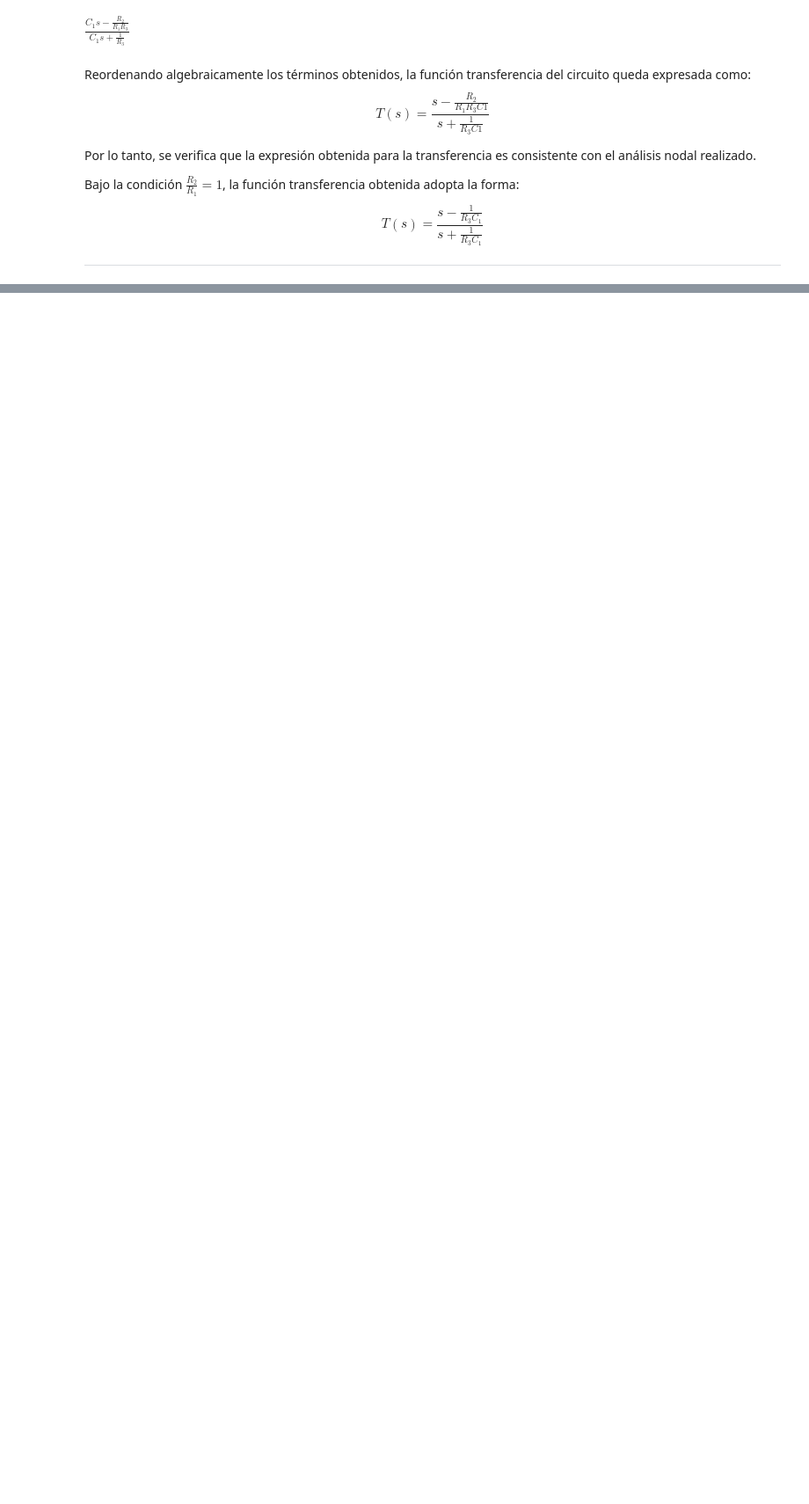
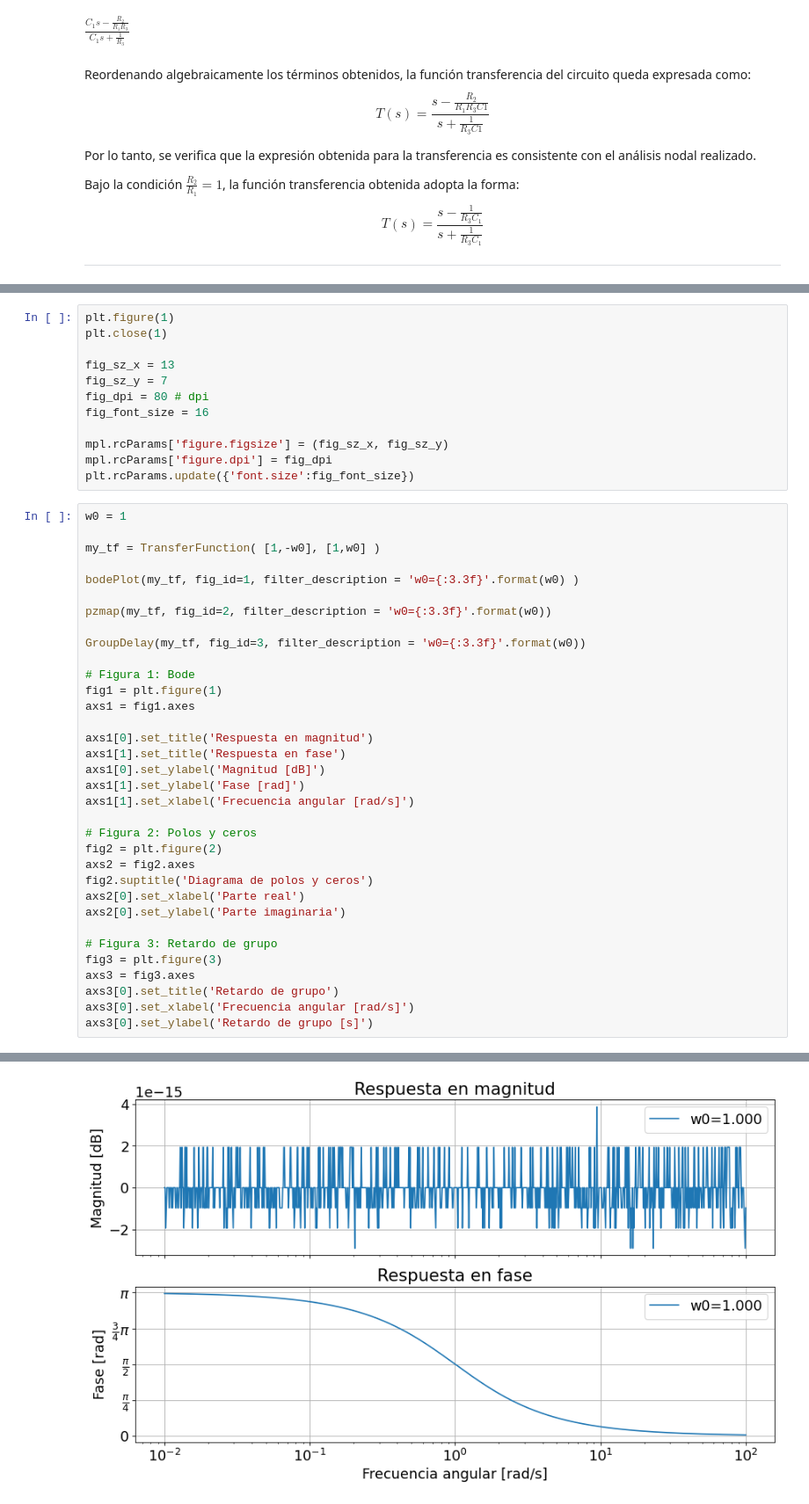
Before and after one commit to lgallero/tc2, a Jupyter notebook: Trabajo_semanal_1/trabajo_semanal_1.ipynb, the cells around one changed output, grey strips where cells are left out. Shown at 88% size. Saved outputs shown, nothing was run; the diff lists cells and outputs as text; blank space fills up the shorter version.

```diff
--- a/Trabajo_semanal_1/trabajo_semanal_1.ipynb
+++ b/Trabajo_semanal_1/trabajo_semanal_1.ipynb
@@ -245,0 +426,47 @@ Con el analisis del modulo y fase se pude graficar las respuestas
+# %%
+plt.figure(1)
+plt.close(1)
+
+fig_sz_x = 13
+fig_sz_y = 7
+fig_dpi = 80 # dpi
+fig_font_size = 16
+
+mpl.rcParams['figure.figsize'] = (fig_sz_x, fig_sz_y)
+mpl.rcParams['figure.dpi'] = fig_dpi
+plt.rcParams.update({'font.size':fig_font_size})
+# %%
+w0 = 1
+
+my_tf = TransferFunction( [1,-w0], [1,w0] )
+
+bodePlot(my_tf, fig_id=1, filter_description = 'w0={:3.3f}'.format(w0) )
+
+pzmap(my_tf, fig_id=2, filter_description = 'w0={:3.3f}'.format(w0))
+
+GroupDelay(my_tf, fig_id=3, filter_description = 'w0={:3.3f}'.format(w0))
+
+# Figura 1: Bode
+fig1 = plt.figure(1)
+axs1 = fig1.axes
+
+axs1[0].set_title('Respuesta en magnitud')
+axs1[1].set_title('Respuesta en fase')
+axs1[0].set_ylabel('Magnitud [dB]')
+axs1[1].set_ylabel('Fase [rad]')
+axs1[1].set_xlabel('Frecuencia angular [rad/s]')
+
+# Figura 2: Polos y ceros
+fig2 = plt.figure(2)
+axs2 = fig2.axes
+fig2.suptitle('Diagrama de polos y ceros')
+axs2[0].set_xlabel('Parte real')
+axs2[0].set_ylabel('Parte imaginaria')
+
+# Figura 3: Retardo de grupo
+fig3 = plt.figure(3)
+axs3 = fig3.axes
+axs3[0].set_title('Retardo de grupo')
+axs3[0].set_xlabel('Frecuencia angular [rad/s]')
+axs3[0].set_ylabel('Retardo de grupo [s]')
+# %% [output]
@@ -245,0 +474 @@ Con el analisis del modulo y fase se pude graficar las respuestas
+[figure, added]
```
Also changed, not shown: parts of 9 cells of this notebook.
